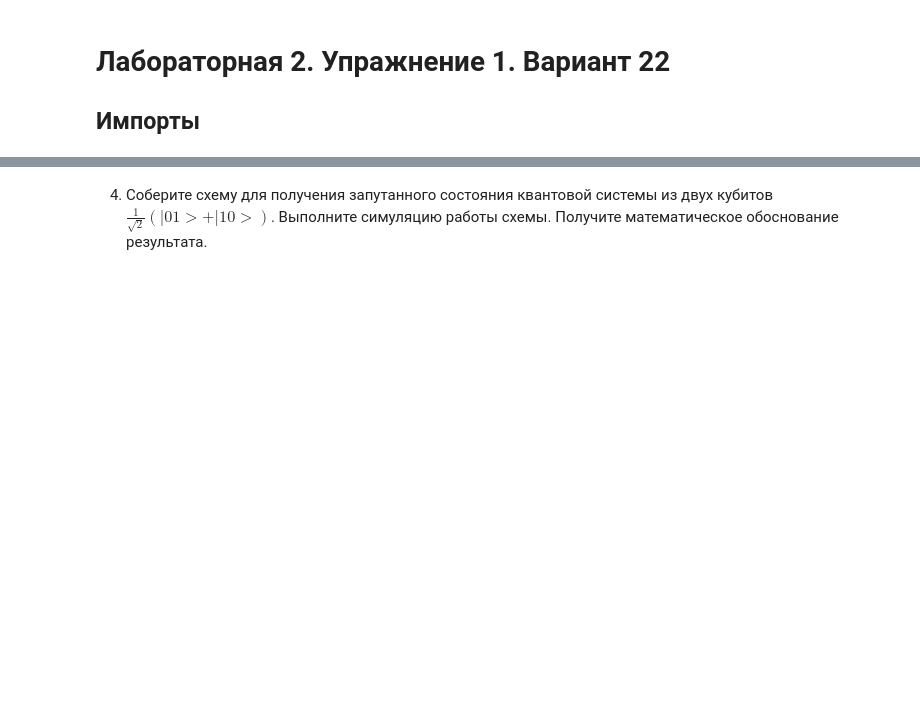
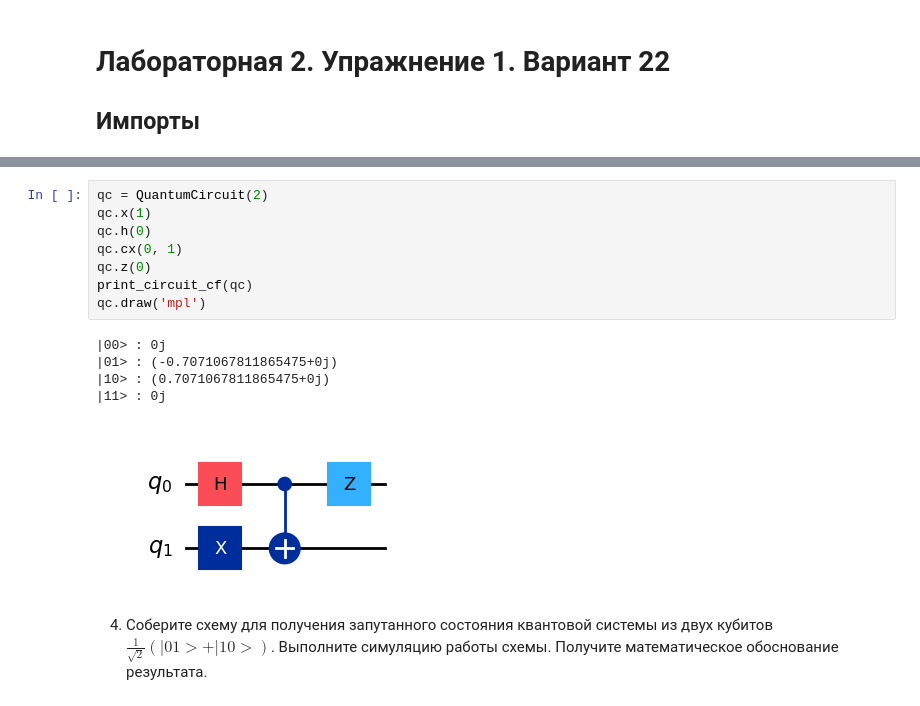
Before and after one commit to HuTao1Love/quantum_physics_labs, a Jupyter notebook: task3.ipynb, the cells around one changed output, grey strips where cells are left out. Cells and saved outputs as stored; diff of their text form; blank space fills up the shorter version.

```diff
--- a/task3.ipynb
+++ b/task3.ipynb
@@ -22,2 +89,16 @@ simulator = AerSimulator()
+# %%
+qc = QuantumCircuit(2)
+qc.x(1)
+qc.h(0)
+qc.cx(0, 1)
+qc.z(0)
+print_circuit_cf(qc)
+qc.draw('mpl')
+# %% [output]
+|00> : 0j
+|01> : (-0.7071067811865475+0j)
+|10> : (0.7071067811865475+0j)
+|11> : 0j
+[figure, added]
 # %% [markdown]
 4. Соберите схему для получения запутанного состояния квантовой системы из двух кубитов $\frac{1}{\sqrt{2}}(|01> + |10>)$. Выполните симуляцию работы схемы. Получите математическое обоснование результата.
```
Also changed, not shown: parts of 13 cells of this notebook, 1 other file.
